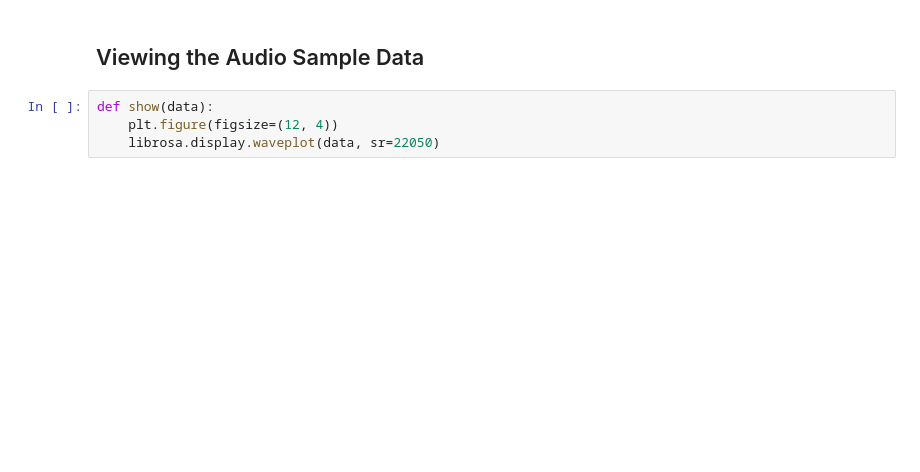
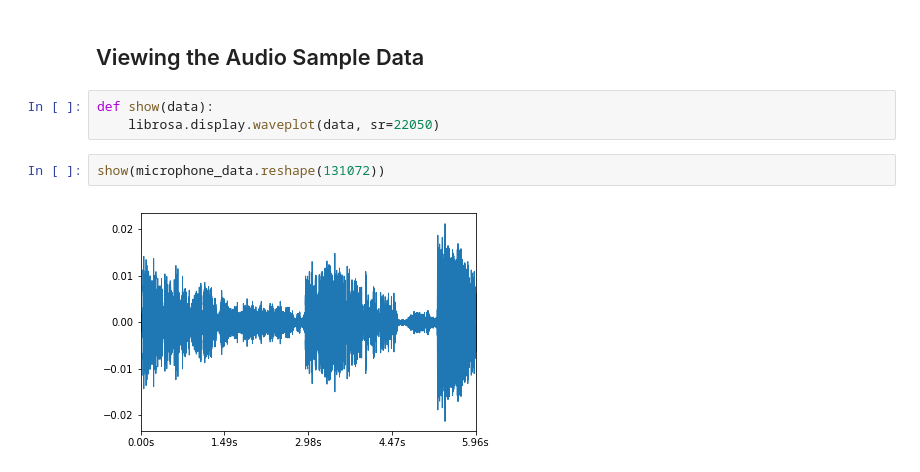
Before and after one commit to gabemagee/gunshot_detection, a Jupyter notebook: raspberry_pi/model_inference.ipynb, the cells around one changed output. Drawn from its saved outputs; the diff is of its cells as text; blank space fills up the shorter version.

Commit message:
Fixed Plotting Feature

```diff
--- a/raspberry_pi/model_inference.ipynb
+++ b/raspberry_pi/model_inference.ipynb
@@ -181,7 +173,10 @@ print(probabilities)
 ## Viewing the Audio Sample Data
 # %%
 def show(data):
-    plt.figure(figsize=(12, 4))
     librosa.display.waveplot(data, sr=22050)
+# %%
+show(microphone_data.reshape(131072))
+# %% [output]
+[figure, added]
 # %%
 show(reformed_microphone_data.reshape(audio_rate))
```
Also changed, not shown: parts of 5 cells of this notebook.
